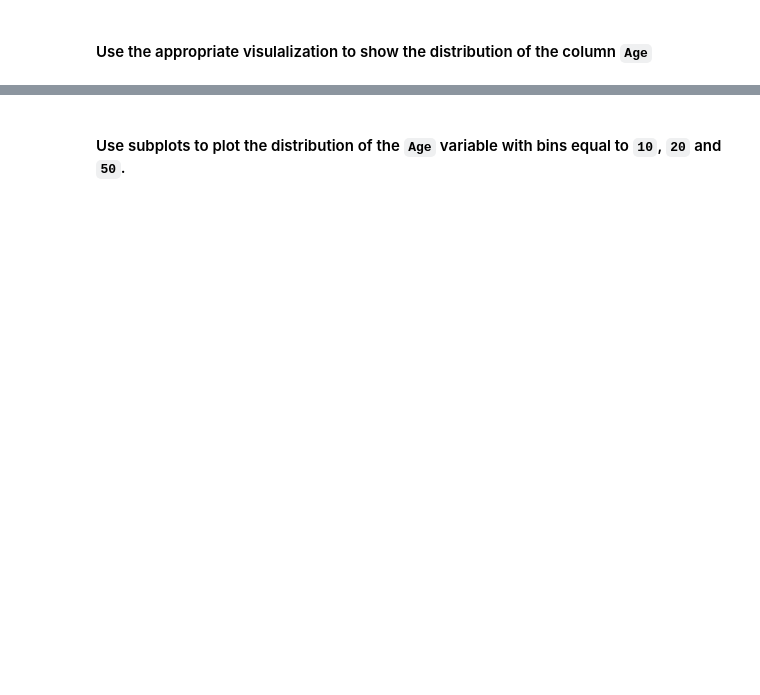
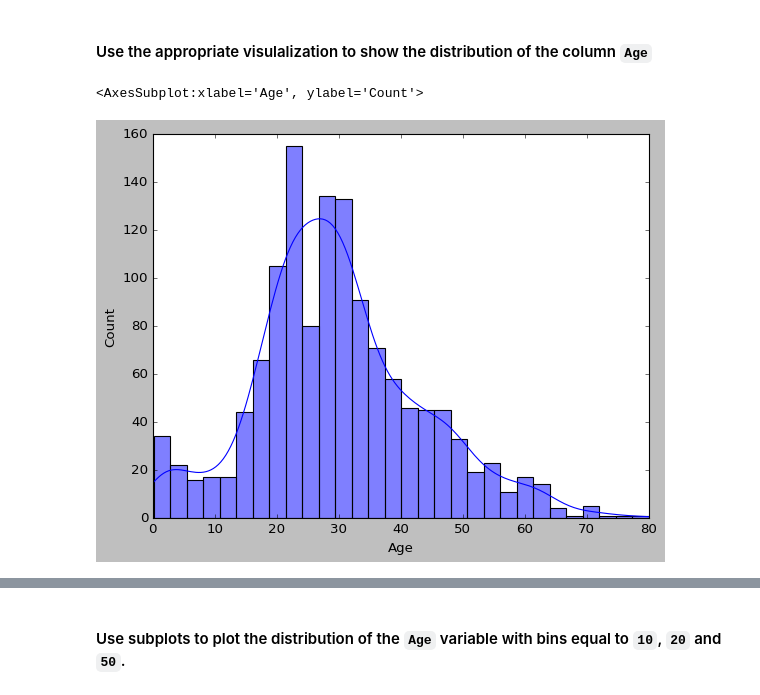
Before and after one commit to Ironhack-Data-Madrid-Enero-2021/lab-visualization-extra, a Jupyter notebook: challenge-2.ipynb, the cells around one changed output, grey strips where cells are left out. Cells and saved outputs as stored; diff of their text form; code cells hidden in the pictures; blank space fills up the shorter version.

```diff
--- a/challenge-2.ipynb
+++ b/challenge-2.ipynb
@@ -34,3 +92,7 @@ titanic.head()
 #### Use the appropriate visulalization to show the distribution of the column `Age`
 # %%
 # your code here
+sns.histplot(x=titanic.Age,kde=True, palette = "Oranges")
+# %% [output]
+<AxesSubplot:xlabel='Age', ylabel='Count'>
+[figure, added]
```
Also changed, not shown: parts of 37 cells of this notebook, 1 other file.
